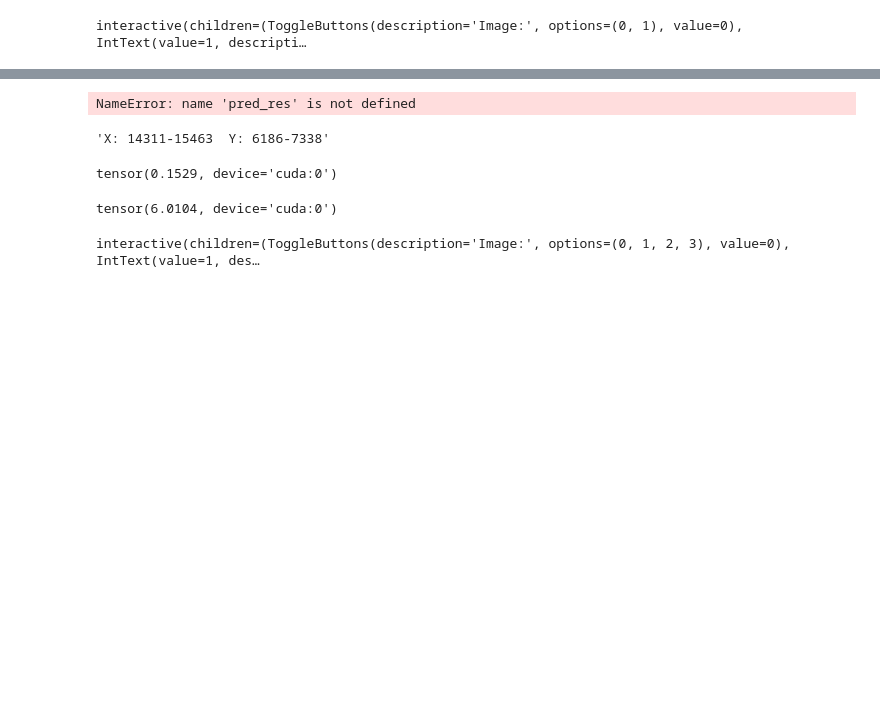
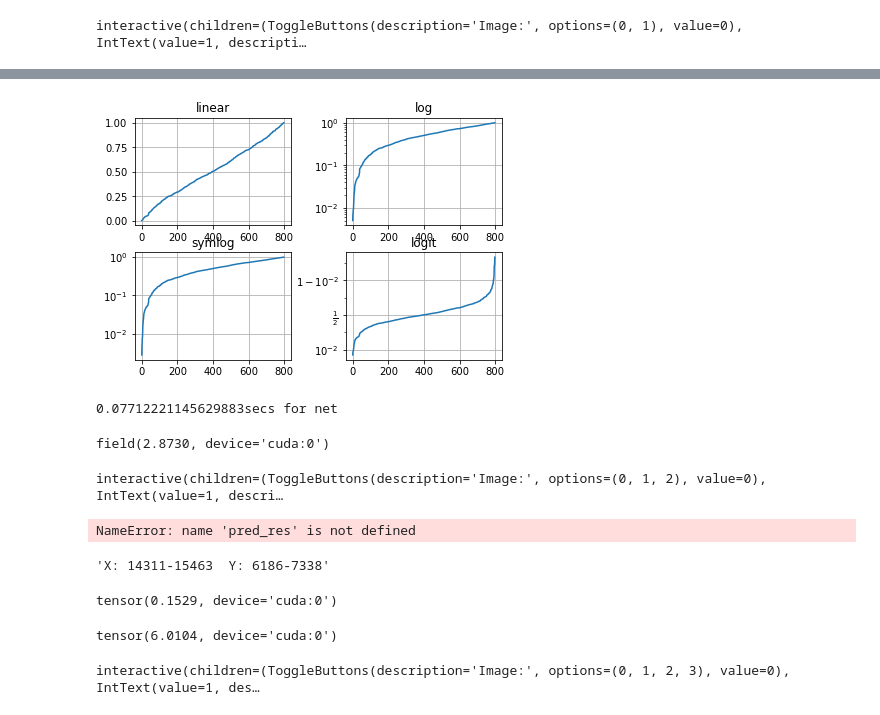
Before and after one commit to seung-lab/metroem, a Jupyter notebook: notebooks/Manual Alignment Mouse.ipynb, the cells around one changed output, grey strips where cells are left out. Cells and saved outputs as stored; diff of their text form; code cells hidden in the pictures; blank space fills up the shorter version.

```diff
--- a/notebooks/Manual Alignment Mouse.ipynb
+++ b/notebooks/Manual Alignment Mouse.ipynb
@@ -241,3 +274,62 @@ without_net_losses['result']
+# %%
+import numpy as np
+np.random.seed(19680801)
+
+# make up some data in the open interval (0, 1)
+y = np.random.normal(loc=0.5, scale=0.4, size=1000)
+y = y[(y > 0) & (y < 1)]
+y.sort()
+x = np.arange(len(y))
+
+# plot with various axes scales
+plt.figure()
+
+# linear
+plt.subplot(221)
+plt.plot(y)
+plt.yscale('linear')
+plt.title('linear')
+plt.grid(True)
+
+# log
+plt.subplot(222)
+plt.plot(y)
+plt.yscale('log')
+plt.title('log')
+plt.grid(True)
+
+# symmetric log
+plt.subplot(223)
+plt.plot(y)
+plt.yscale('symlog', linthresh=0.01)
+plt.title('symlog')
+plt.grid(True)
+
+# logit
+plt.subplot(224)
+plt.plot(y)
+plt.yscale('logit')
+plt.title('logit')
+plt.grid(True)
+# Adjust the subplot layout, because the logit one may take more space
+# than usual, due to y-tick labels like "1 - 10^{-3}"
+plt.subplots_adjust(top=0.92, bottom=0.08, left=0.10, right=0.95, hspace=0.25,
+                    wspace=0.35)
+
+plt.show()
+# %% [output]
+[figure, added]
+# %%
+field = aligners[4]['noopt'](src_img=src, tgt_img=tgt)
+field.max()
+# %% [output]
+0.07712221145629883secs for net
+field(2.8730, device='cuda:0')
+# %%
+
+simple_visualizer().visualize([src, field.from_pixels()(src), tgt])
+# %% [output]
+interactive(children=(ToggleButtons(description='Image:', options=(0, 1, 2), value=0), IntText(value=1, descri…
 # %%
 simple_visualizer().visualize([pred_res, pred_res.from_pixels()(img1_t), img1_t, img2_t])
 # %% [output]
```
Also changed, not shown: parts of 10 cells of this notebook, 3 other files.
